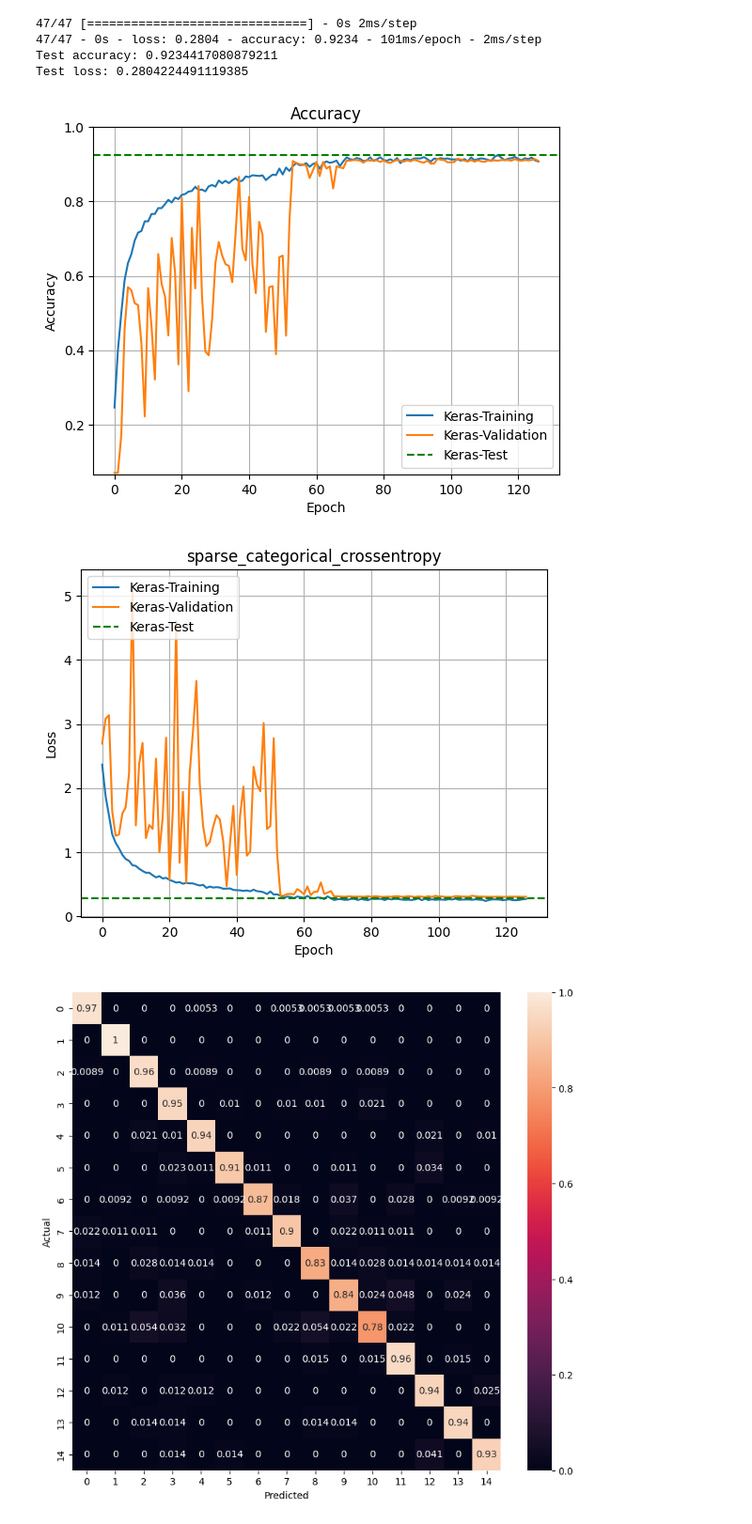
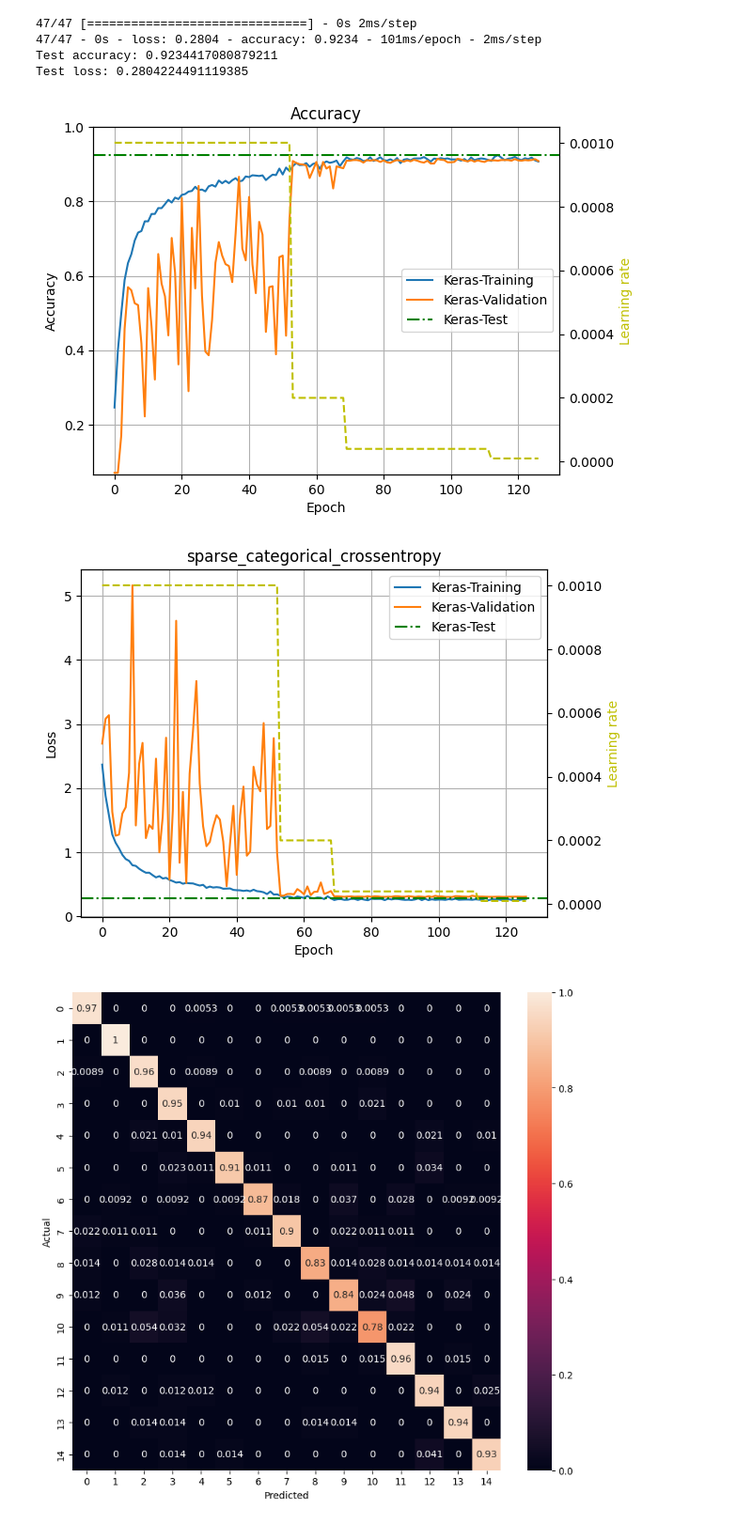
Before and after one commit to kerem-cekmeceli/ML_MCU, a Jupyter notebook: main.ipynb, the cells around one changed output. Shown at 94% size. Cells and saved outputs as stored; diff of their text form; code cells hidden in the pictures.

Commit message:
mfcc plot loading...

```diff
--- a/main.ipynb
+++ b/main.ipynb
@@ -184,32 +215,46 @@ print('Test loss:', test_loss)
 Test accuracy: 0.9234417080879211
 Test loss: 0.2804224491119385
 # %%
-plt.figure()
-plt.plot(history_keras.history['accuracy'], label='Keras-Training')
-plt.plot(history_keras.history['val_accuracy'], label='Keras-Validation')
-plt.axhline(y=test_acc, xmin=0, xmax=epochs, linestyle='--', color='g', label='Keras-Test')
-plt.xlabel('Epoch')
-plt.ylabel('Accuracy')
-plt.ylim([1/num_speakers, 1])
-plt.legend(loc='lower right')
+fig, ax1 = plt.subplots()
+ax2 = ax1.twinx()
+
+# plt.figure()
+ax1.plot(history_keras.history['accuracy'], label='Keras-Training')
+ax1.plot(history_keras.history['val_accuracy'], label='Keras-Validation')
+ax1.axhline(y=test_acc, xmin=0, xmax=epochs, linestyle='-.', color='g', label='Keras-Test')
+ax1.set_xlabel('Epoch')
+ax1.set_ylabel('Accuracy')
+ax1.set_ylim([1/num_speakers, 1])
+ax2.plot(history_keras.history['lr'], color='y', linestyle='--')
+ax2.set_ylabel('Learning rate', color='y')
+ax1.legend(loc='right')
 plt.grid()
+ax1.grid()
+ax2.grid()
 plt.title("Accuracy")
 plt.show()
 # %% [output]
-[figure, old version]
+[figure, new version]
 # %%
-plt.figure()
-plt.plot(history_keras.history['loss'], label='Keras-Training')
-plt.plot(history_keras.history['val_loss'], label='Keras-Validation')
-plt.axhline(y=test_loss, xmin=0, xmax=epochs, linestyle='--', color='g', label='Keras-Test')
-plt.xlabel('Epoch')
-plt.ylabel('Loss')
-plt.legend(loc='upper left')
+fig, ax1 = plt.subplots()
+ax2 = ax1.twinx()
+
+# plt.figure()
+ax1.plot(history_keras.history['loss'], label='Keras-Training')
+ax1.plot(history_keras.history['val_loss'], label='Keras-Validation')
+ax1.axhline(y=test_loss, xmin=0, xmax=epochs, linestyle='-.', color='g', label='Keras-Test')
+ax1.set_xlabel('Epoch')
+ax1.set_ylabel('Loss')
+ax1.grid()
+ax2.plot(history_keras.history['lr'], color='y', linestyle='--')
+ax2.set_ylabel('Learning rate', color='y')
+ax2.grid()
+ax1.legend(loc='upper right')
 plt.grid()
 plt.title(loss_fct)
 plt.show()
 # %% [output]
-[figure, old version]
+[figure, new version]
 # %%
 y_pred_hard = np.argmax(y_pred, axis=1)
 fig = plt.figure(figsize=(10,9))
```
Also changed, not shown: parts of 4 cells of this notebook.
